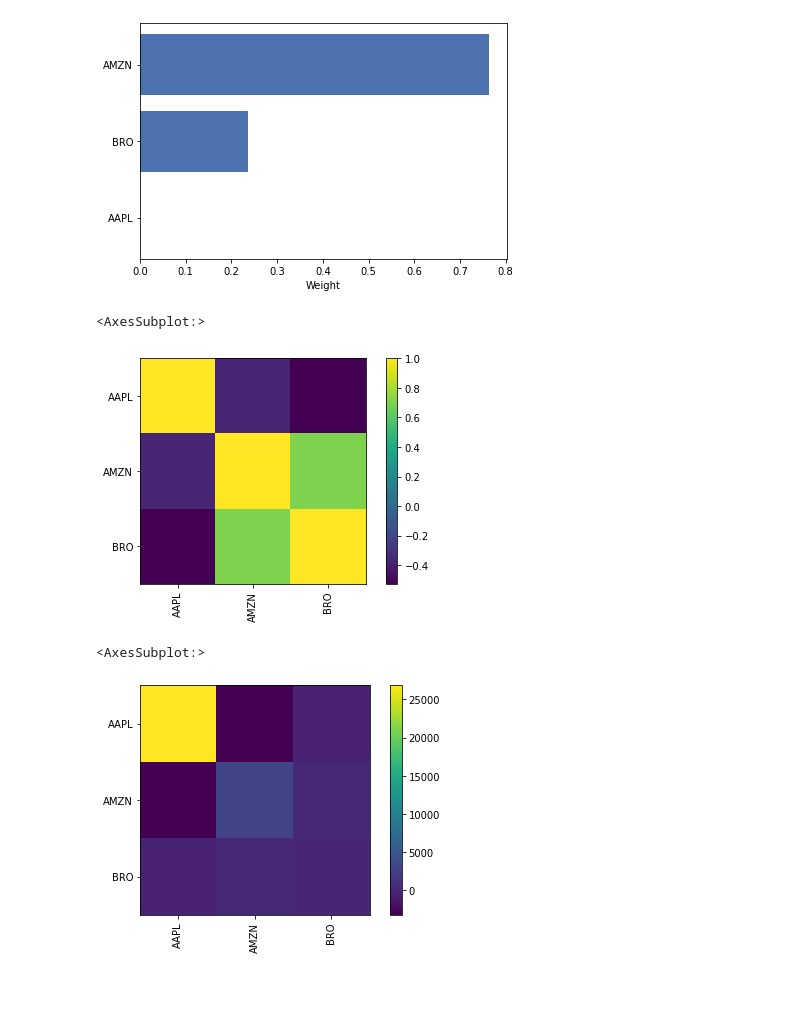
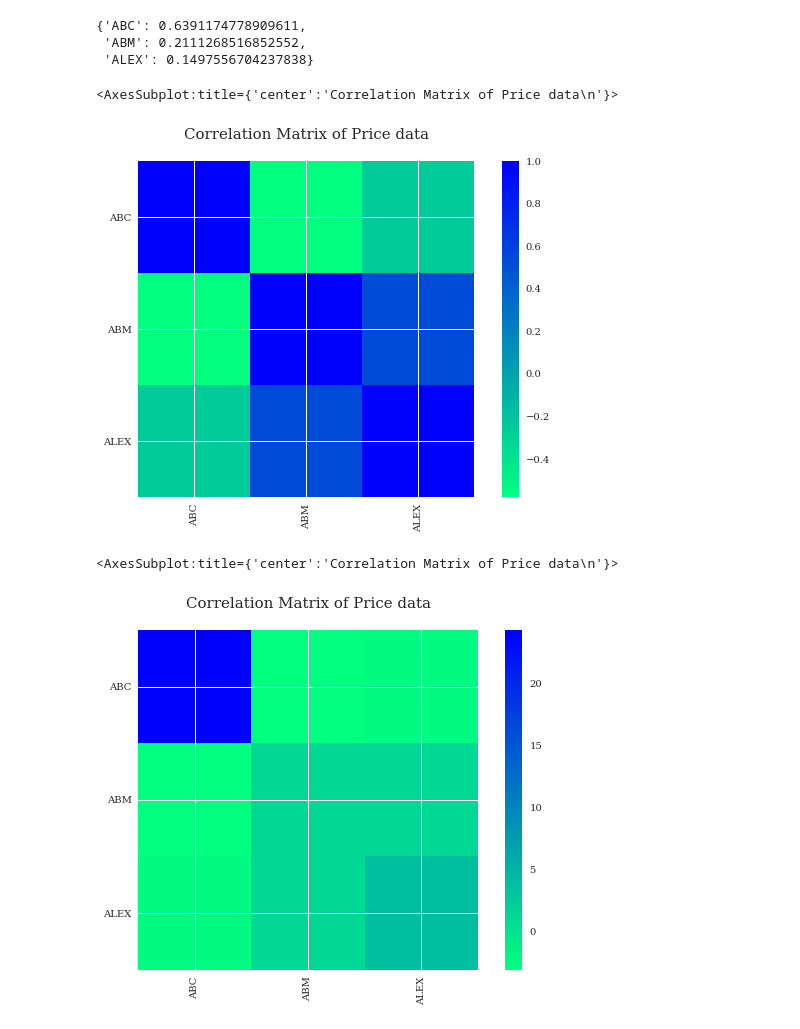
Before and after one commit to QAM-ATC/Risk, a Jupyter notebook: test.ipynb, the cells around one changed output. Saved outputs shown, nothing was run; the diff lists cells and outputs as text; code cells hidden in the pictures; blank space fills up the shorter version.

Commit message:
Modified test file

```diff
--- a/test.ipynb
+++ b/test.ipynb
@@ -5,6 +5,6 @@ import pandas as pd
 %load_ext autoreload
 %autoreload 2
 # %%
-tickers = ["AAPL", "BRO", "AMZN"]
-data = FetchData().test_set(ticker=tickers, startDate="2012-03-10", endDate="2014-10-10")
+tickers = ["ABM", "ABC", "AlEX"]
+data = FetchData().test_set(ticker=tickers, startDate="2014-03-10", endDate="2014-10-10")
 # %% [output]
@@ -18,15 +22,17 @@ weight = pf.fit()
-# %%
-ax = Plot().weights(weight)
-# %% [output]
-[figure, removed]
+# %%
+weight
+# %% [output]
+{'ABC': 0.6391174778909611,
+ 'ABM': 0.2111268516852552,
+ 'ALEX': 0.1497556704237838}
 # %%
-Plot().correlation_heatmap(data.corr())
+Plot().correlation_heatmap(data)
 # %% [output]
-<AxesSubplot:>
+<AxesSubplot:title={'center':'Correlation Matrix of Price data\n'}>
-[figure, old version]
+[figure, new version]
 # %%
-Plot().covariance_heatmap(data.cov())
+Plot().covariance_heatmap(data)
 # %% [output]
-<AxesSubplot:>
+<AxesSubplot:title={'center':'Correlation Matrix of Price data\n'}>
-[figure, old version]
+[figure, new version]
 # %%
```
Also changed, not shown: parts of 5 cells of this notebook.
